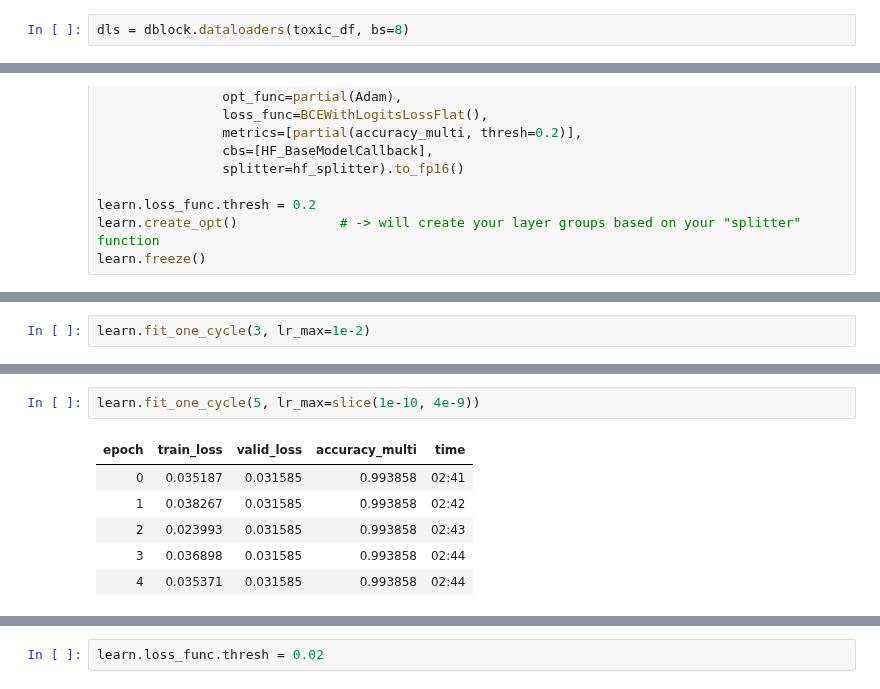
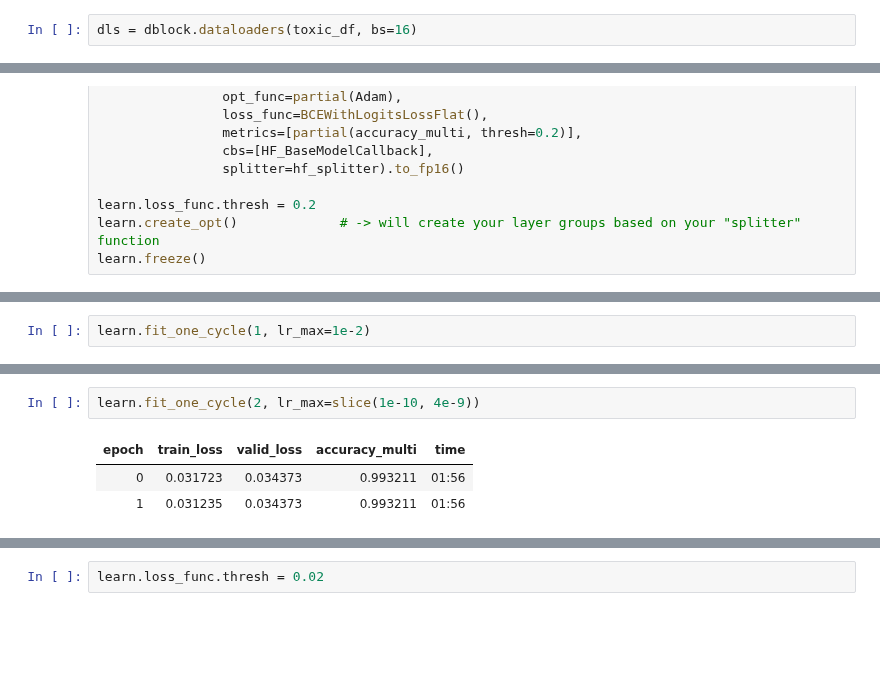
Before and after one commit to ohmeow/blurr, a Jupyter notebook: nbs/99a_examples-multilabel.ipynb, the cells around one changed output, grey strips where cells are left out. Cells and saved outputs as stored; diff of their text form; blank space fills up the shorter version.

```diff
--- a/nbs/99a_examples-multilabel.ipynb
+++ b/nbs/99a_examples-multilabel.ipynb
@@ -122,7 +122,7 @@ dblock = DataBlock(blocks=blocks,
                    get_x=ColReader('text'), get_y=ColReader(lbl_cols),
                    splitter=RandomSplitter())
 # %%
-dls = dblock.dataloaders(toxic_df, bs=8)
+dls = dblock.dataloaders(toxic_df, bs=16)
 # %%
 b = dls.one_batch()
 len(b), b[0]['input_ids'].shape, b[1].shape
@@ -172,4 +197,4 @@ SuggestedLRs(lr_min=0.006918309628963471, lr_steep=0.0014454397605732083)
 # %%
-learn.fit_one_cycle(3, lr_max=1e-2)
+learn.fit_one_cycle(1, lr_max=1e-2)
 # %% [output]
 | epoch | train_loss | valid_loss | accuracy_multi | time |
@@ -186,12 +208,9 @@ SuggestedLRs(lr_min=4.786300777936958e-09, lr_steep=1.995262288723154e-11)
 # %%
-learn.fit_one_cycle(5, lr_max=slice(1e-10, 4e-9))
+learn.fit_one_cycle(2, lr_max=slice(1e-10, 4e-9))
 # %% [output]
 | epoch | train_loss | valid_loss | accuracy_multi | time |
-| 0 | 0.035187 | 0.031585 | 0.993858 | 02:41 |
-| 1 | 0.038267 | 0.031585 | 0.993858 | 02:42 |
-| 2 | 0.023993 | 0.031585 | 0.993858 | 02:43 |
-| 3 | 0.036898 | 0.031585 | 0.993858 | 02:44 |
-| 4 | 0.035371 | 0.031585 | 0.993858 | 02:44 |
+| 0 | 0.031723 | 0.034373 | 0.993211 | 01:56 |
+| 1 | 0.031235 | 0.034373 | 0.993211 | 01:56 |
 # %%
 learn.show_results(learner=learn, max_n=2)
 # %% [output]
```
Also changed, not shown: parts of 9 cells of this notebook, 1 other file.
